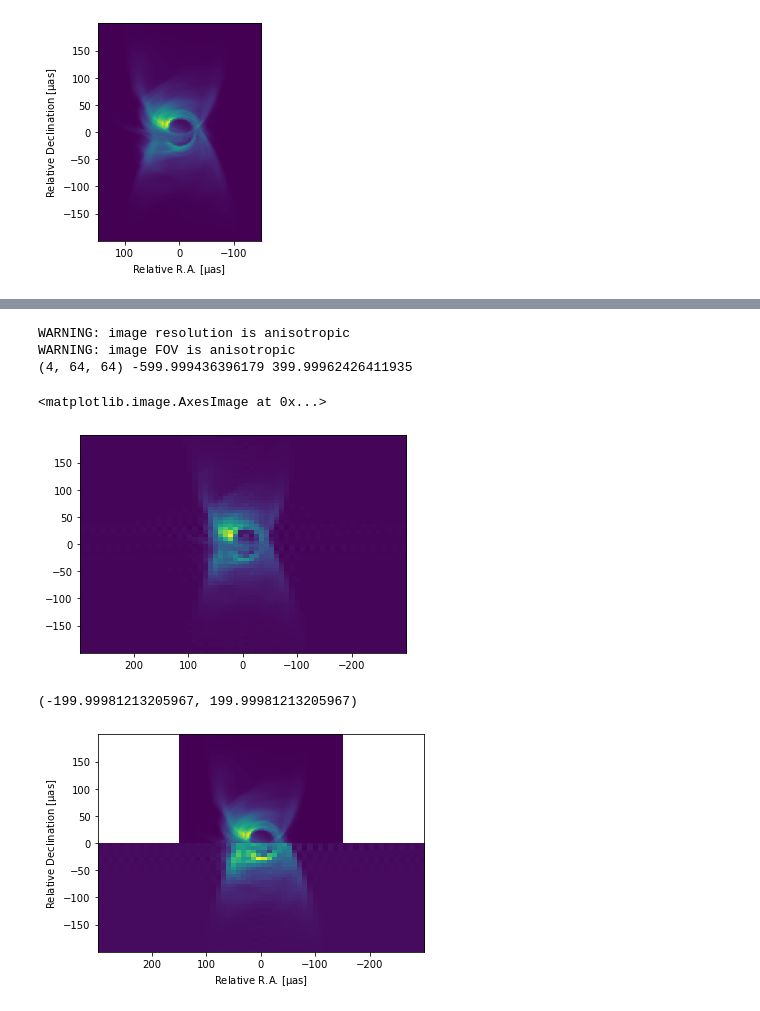
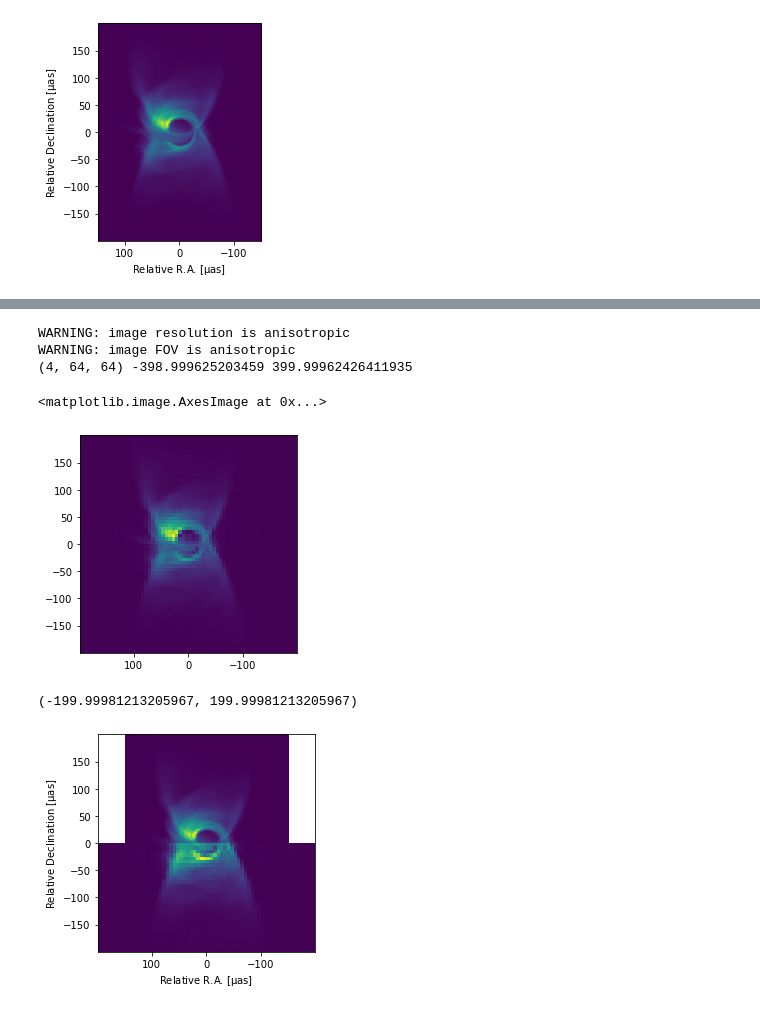
Before and after one commit to eventhorizontelescope/2017_sgra_paper5, a Jupyter notebook: test_mockservation.ipynb, the cells around one changed output, grey strips where cells are left out. Saved outputs shown, nothing was run; the diff lists cells and outputs as text; code cells hidden in the pictures.

```diff
--- a/test_mockservation.ipynb
+++ b/test_mockservation.ipynb
@@ -54,0 +46,2 @@ WARNING: image resolution is anisotropic
+# %%
+vis = ms.mockserve(imgs)
@@ -55,21 +59,22 @@ WARNING: image resolution is anisotropic
 # %%
-imgs2, width, height = ms.downifft(spec, U, V, N=64)
+U, V = vis.uvd
+imgs2, width, height = ms.downifft(vis, U, V, N=64)
 
 width  *= u.rad.to(u.uas)
 height *= u.rad.to(u.uas)
 
 print(imgs2.shape, width, height)
 plt.imshow(imgs2[0,:,:].T, origin='lower', extent=[-width/2,width/2,-height/2,height/2])
 # %% [output]
 WARNING: image resolution is anisotropic
 WARNING: image FOV is anisotropic
-(4, 64, 64) -599.999436396179 399.99962426411935
+(4, 64, 64) -398.999625203459 399.99962426411935
 <matplotlib.image.AxesImage at 0x...>
-[figure, old version]
+[figure, new version]
 # %%
 ax = viz.show(imgs, s=0, vmin=0)
 ax.imshow(imgs2[0,:,:32].T, origin='lower', extent=[-width/2,width/2,-height/2,0])
 ax.set_ylim(-height/2,height/2)
 # %% [output]
 (-199.99981213205967, 199.99981213205967)
-[figure, old version]
+[figure, new version]
```
Also changed, not shown: parts of 6 cells of this notebook.
